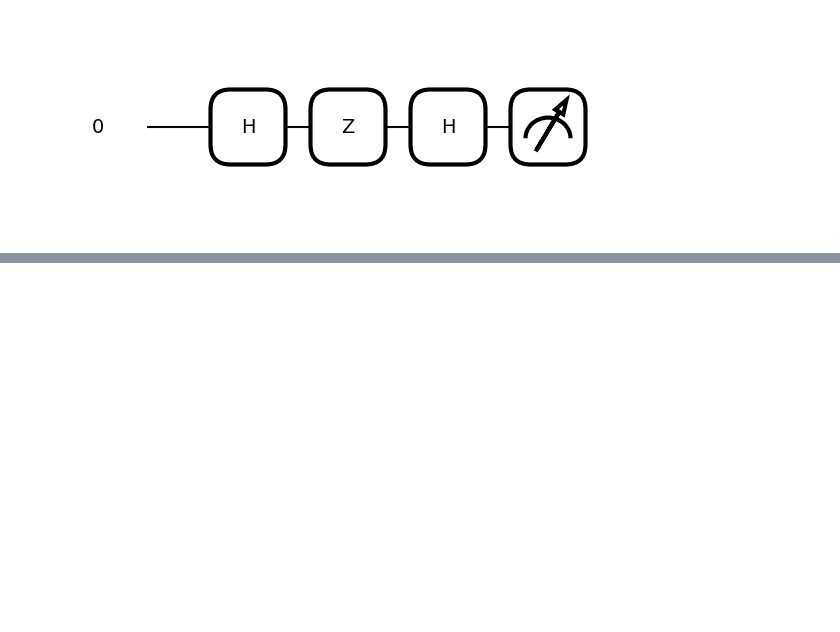
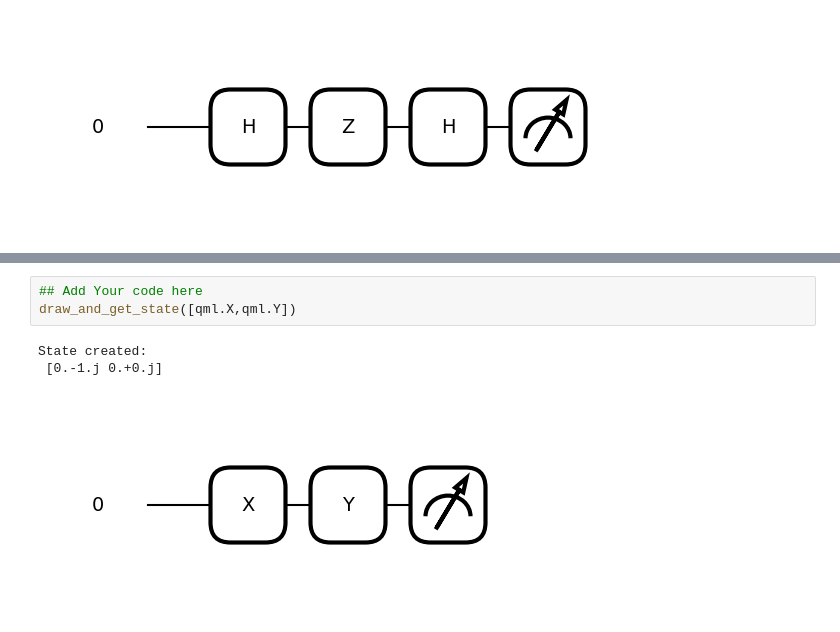
Before and after one commit to MPSLab-ASU/QML-Tutorials, a Jupyter notebook: Week1/Lecture1.ipynb, the cells around one changed output, grey strips where cells are left out. Drawn from its saved outputs; the diff is of its cells as text; blank space fills up the shorter version.

```diff
--- a/Week1/Lecture1.ipynb
+++ b/Week1/Lecture1.ipynb
@@ -122,0 +140,7 @@ Output of the circuit [0. 1.]
+# %%
+## Add Your code here
+draw_and_get_state([qml.X,qml.Y])
+# %% [output]
+State created:
+ [0.-1.j 0.+0.j]
+[figure, added]
```
Also changed, not shown: parts of 10 cells of this notebook, 1 other file.
